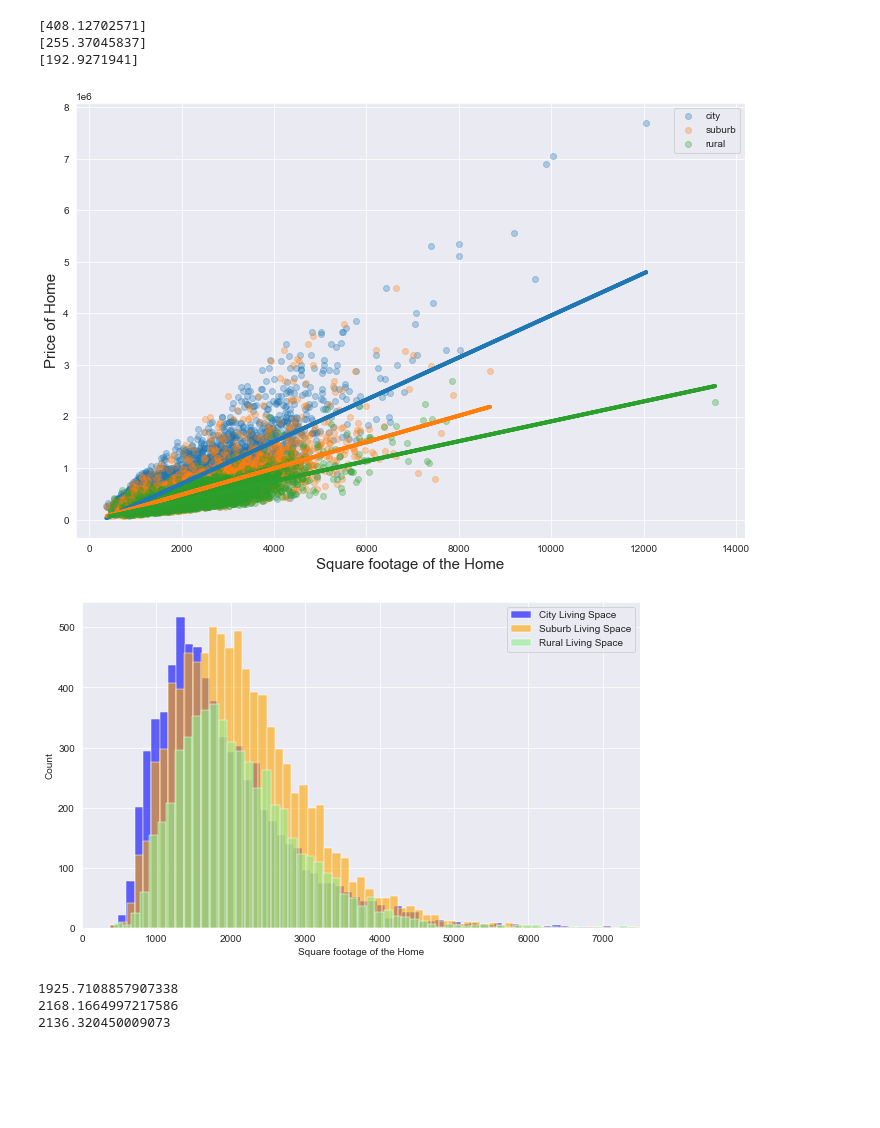
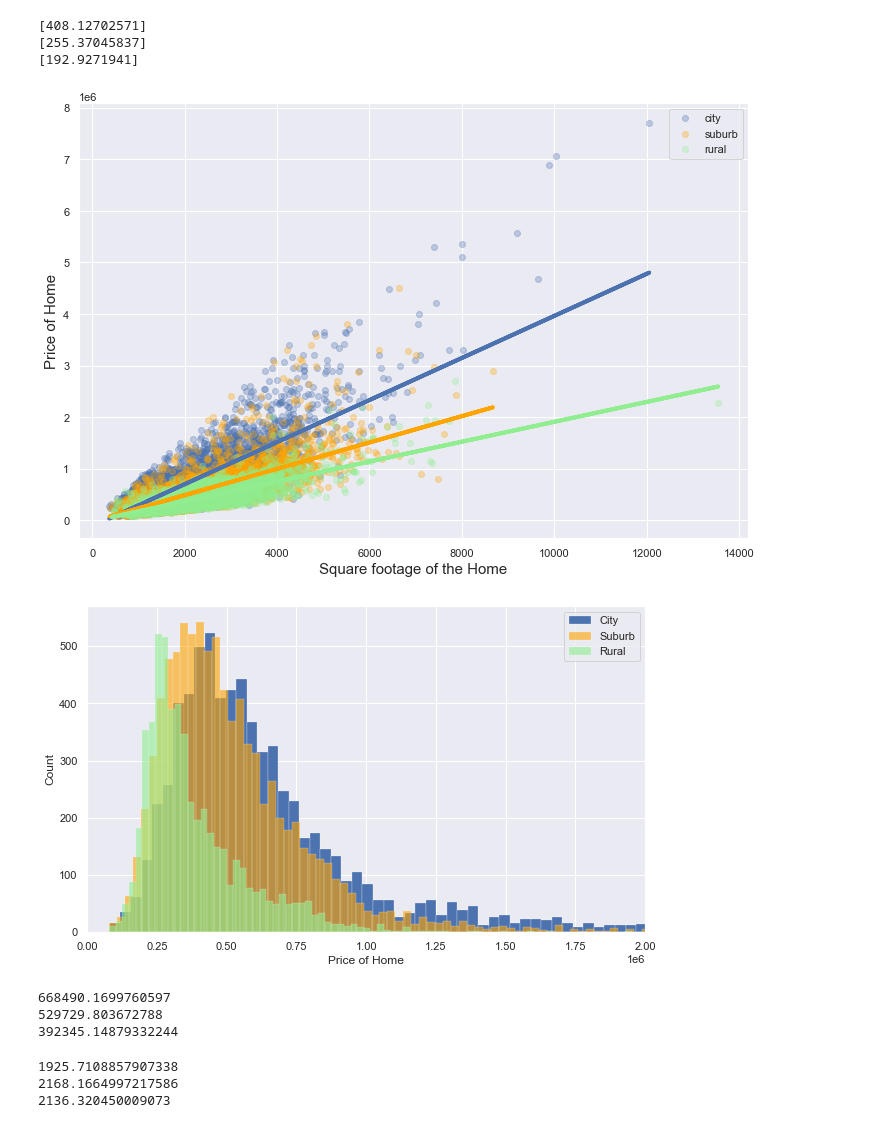
Before and after one commit to jmarkowi/kingcounty, a Jupyter notebook: predicting_prices_king_count-checkpoint.ipynb, the cells around one changed output. Saved outputs shown, nothing was run; the diff lists cells and outputs as text; code cells hidden in the pictures; blank space fills up the shorter version.

```diff
--- a/predicting_prices_king_count-checkpoint.ipynb
+++ b/predicting_prices_king_count-checkpoint.ipynb
@@ -162,34 +164,42 @@ fig = plt.figure(figsize = (12, 8))
 
 sns.set_style('darkgrid')
 
-plt.scatter(sqft_1, city['price'],  alpha=0.3, label = 'city')
-plt.scatter(sqft_2, suburb['price'], alpha=0.3, label = 'suburb')
-plt.scatter(sqft_3, rural['price'],  alpha=0.3, label = 'rural')
+plt.scatter(sqft_1, city['price'], color = 'b', alpha=0.3, label = 'city')
+plt.scatter(sqft_2, suburb['price'], color = 'orange', alpha=0.3, label = 'suburb')
+plt.scatter(sqft_3, rural['price'], color = 'lightgreen', alpha=0.3, label = 'rural')
 
-plt.plot(sqft_1, pred_1, linewidth=4)
-plt.plot(sqft_2, pred_2, linewidth=4)
-plt.plot(sqft_3, pred_3, linewidth=4)
+plt.plot(sqft_1, pred_1, linewidth=4, color = 'b')
+plt.plot(sqft_2, pred_2, linewidth=4, color = 'orange')
+plt.plot(sqft_3, pred_3, linewidth=4, color = 'lightgreen')
 
 
 plt.ylabel('Price of Home', fontsize = 15)
 plt.xlabel('Square footage of the Home', fontsize = 15)
 plt.legend();
 # %% [output]
-[figure, old version]
+[figure, new version]
 # %%
 fig = plt.figure(figsize = (10, 6))
 
 
 
-sns.histplot(data= city, x = 'sqft_living', color = 'b', label ='City Living Space', alpha = .6)
-sns.histplot(data= suburb, x = 'sqft_living', color = 'orange', label ='Suburb Living Space', alpha = .6)
-sns.histplot(data= rural, x = 'sqft_living', color = 'lightgreen', label='Rural Living Space', alpha = .6)
+sns.histplot(data= city, x = 'price', color = 'b', label ='City', alpha = 1)
+sns.histplot(data= suburb, x = 'price', color = 'orange', label ='Suburb', alpha = .6)
+sns.histplot(data= rural, x = 'price', color = 'lightgreen', label='Rural', alpha = .6)
 
 plt.legend()
-plt.xlabel('Square footage of the Home')
-plt.xlim(0, 7500);
+plt.xlabel('Price of Home')
+plt.xlim(0, 2000000);
 # %% [output]
-[figure, old version]
+[figure, new version]
+# %%
+print(city['price'].mean())
+print(suburb['price'].mean())
+print(rural['price'].mean())
+# %% [output]
+668490.1699760597
+529729.803672788
+392345.14879332244
 # %%
 print(city['sqft_living'].mean())
 print(suburb['sqft_living'].mean())
```
Also changed, not shown: parts of 4 cells of this notebook.
